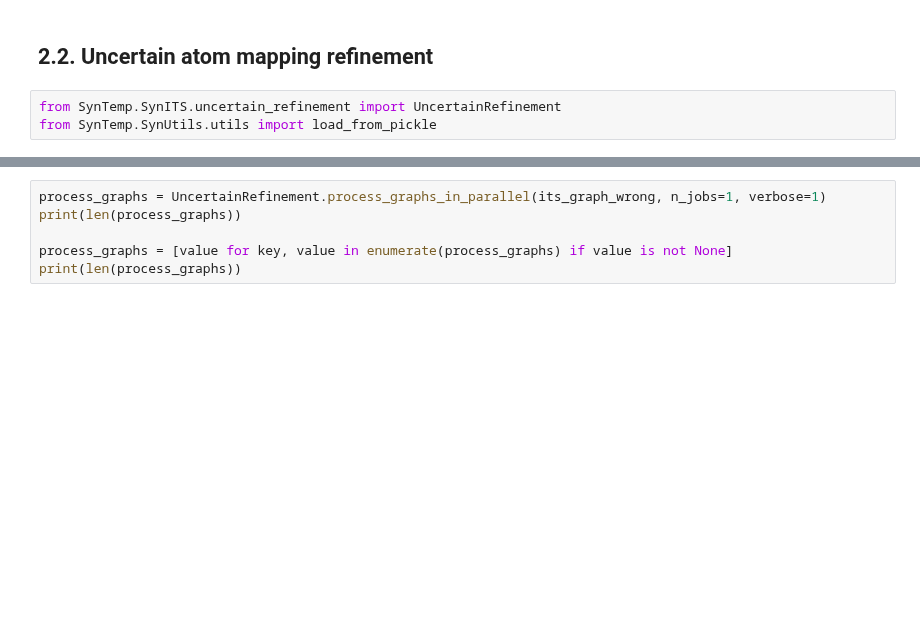
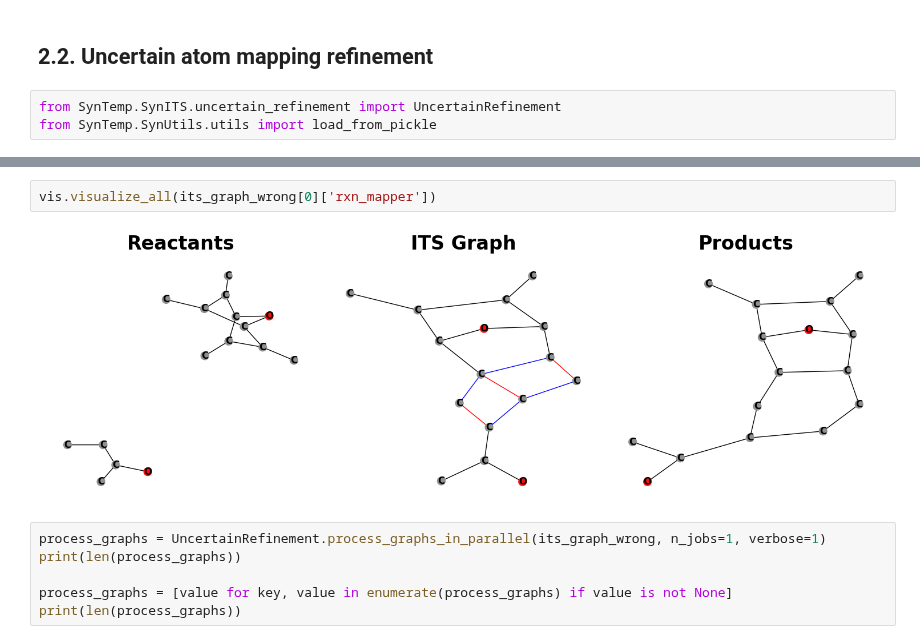
Before and after one commit to TieuLongPhan/SynTemp, a Jupyter notebook: Docs/Notebook/Example.ipynb, the cells around one changed output, grey strips where cells are left out. Cells and saved outputs as stored; diff of their text form; blank space fills up the shorter version.

```diff
--- a/Docs/Notebook/Example.ipynb
+++ b/Docs/Notebook/Example.ipynb
@@ -150,3 +171,7 @@ vis.visualize_all(its_graph_wrong[0]['graphormer'])
+# %%
+vis.visualize_all(its_graph_wrong[0]['rxn_mapper'])
+# %% [output]
+[figure, added]
 # %%
 process_graphs = UncertainRefinement.process_graphs_in_parallel(its_graph_wrong, n_jobs=1, verbose=1)
 print(len(process_graphs))
```
Also changed, not shown: parts of 6 cells of this notebook, 11 other files.
